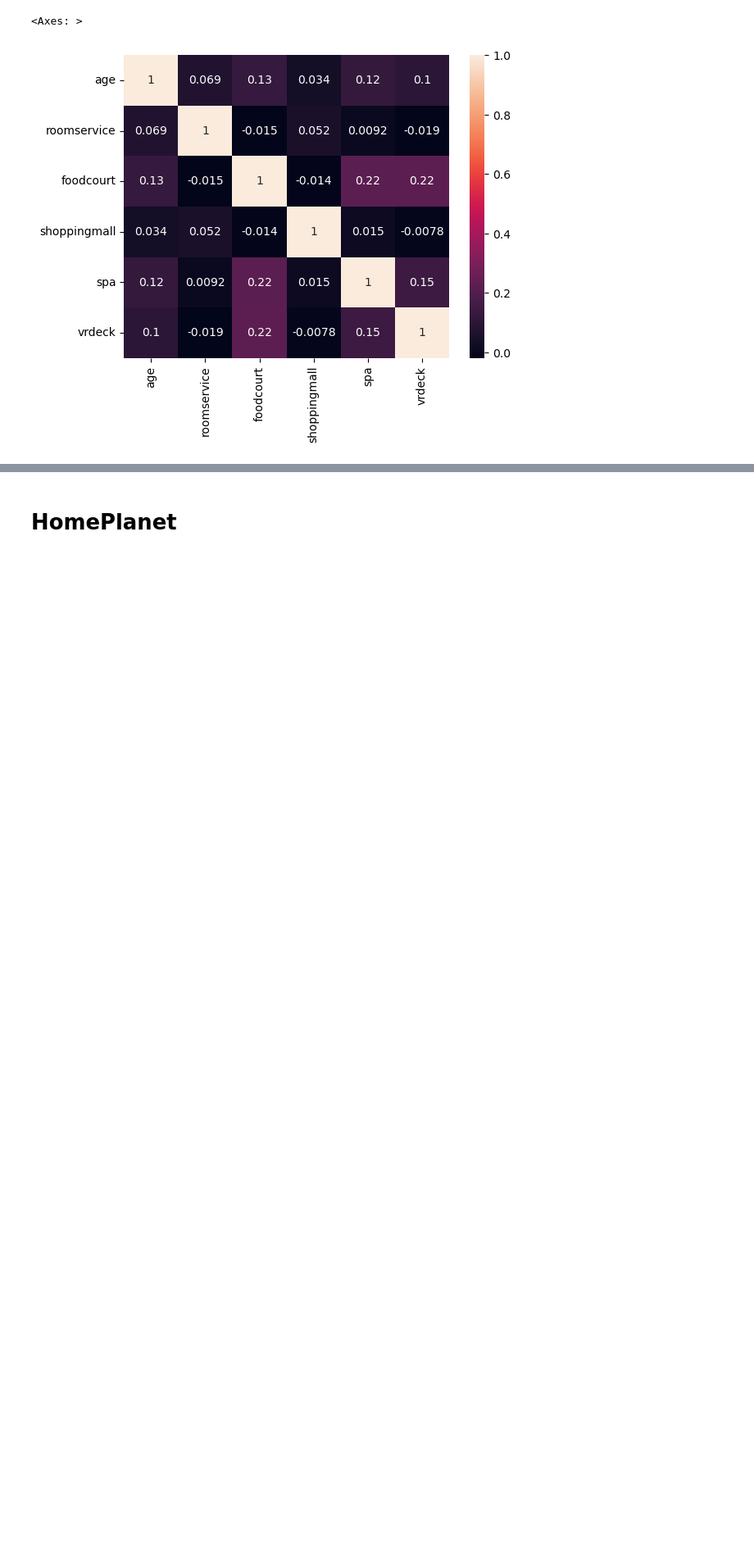
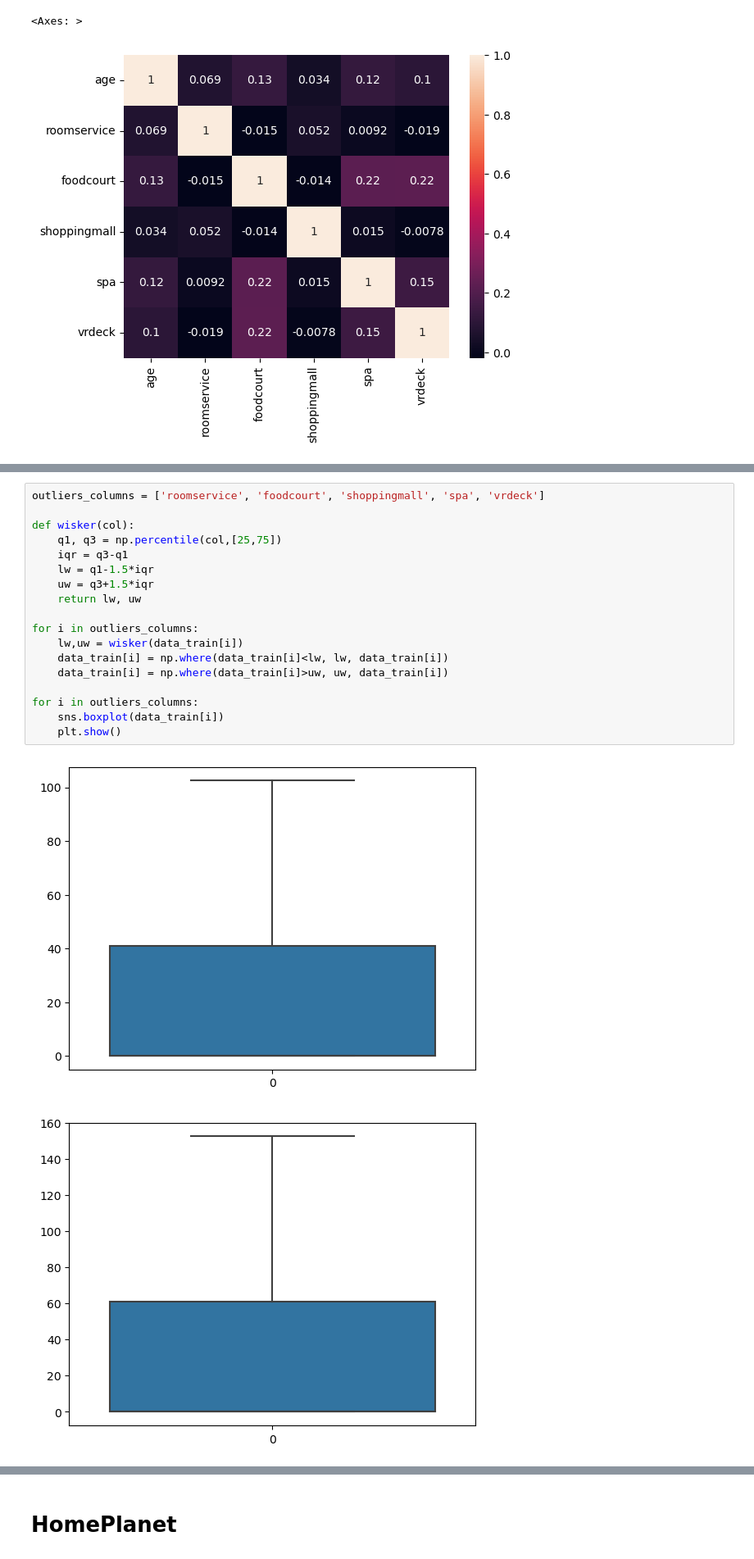
Before and after one commit to heereenveen/Kaggle, a Jupyter notebook: Spaceship Titanic/spaceship_titanic.ipynb, the cells around one changed output, grey strips where cells are left out. Shown: that part at 82% size. Cells and saved outputs as stored; diff of their text form; blank space fills up the shorter version.

Commit message:
Work with outliers

```diff
--- a/Spaceship Titanic/spaceship_titanic.ipynb
+++ b/Spaceship Titanic/spaceship_titanic.ipynb
@@ -132,0 +135,21 @@ sns.heatmap(correlation, annot=True)
+# %%
+outliers_columns = ['roomservice', 'foodcourt', 'shoppingmall', 'spa', 'vrdeck']
+
+def wisker(col):
+    q1, q3 = np.percentile(col,[25,75])
+    iqr = q3-q1
+    lw = q1-1.5*iqr
+    uw = q3+1.5*iqr
+    return lw, uw
+
+for i in outliers_columns:
+    lw,uw = wisker(data_train[i])
+    data_train[i] = np.where(data_train[i]<lw, lw, data_train[i])
+    data_train[i] = np.where(data_train[i]>uw, uw, data_train[i])
+
+for i in outliers_columns:
+    sns.boxplot(data_train[i])
+    plt.show()
+# %% [output]
+[figure, added]
+[figure, added]
```
Also changed, not shown: parts of 4 cells of this notebook.
